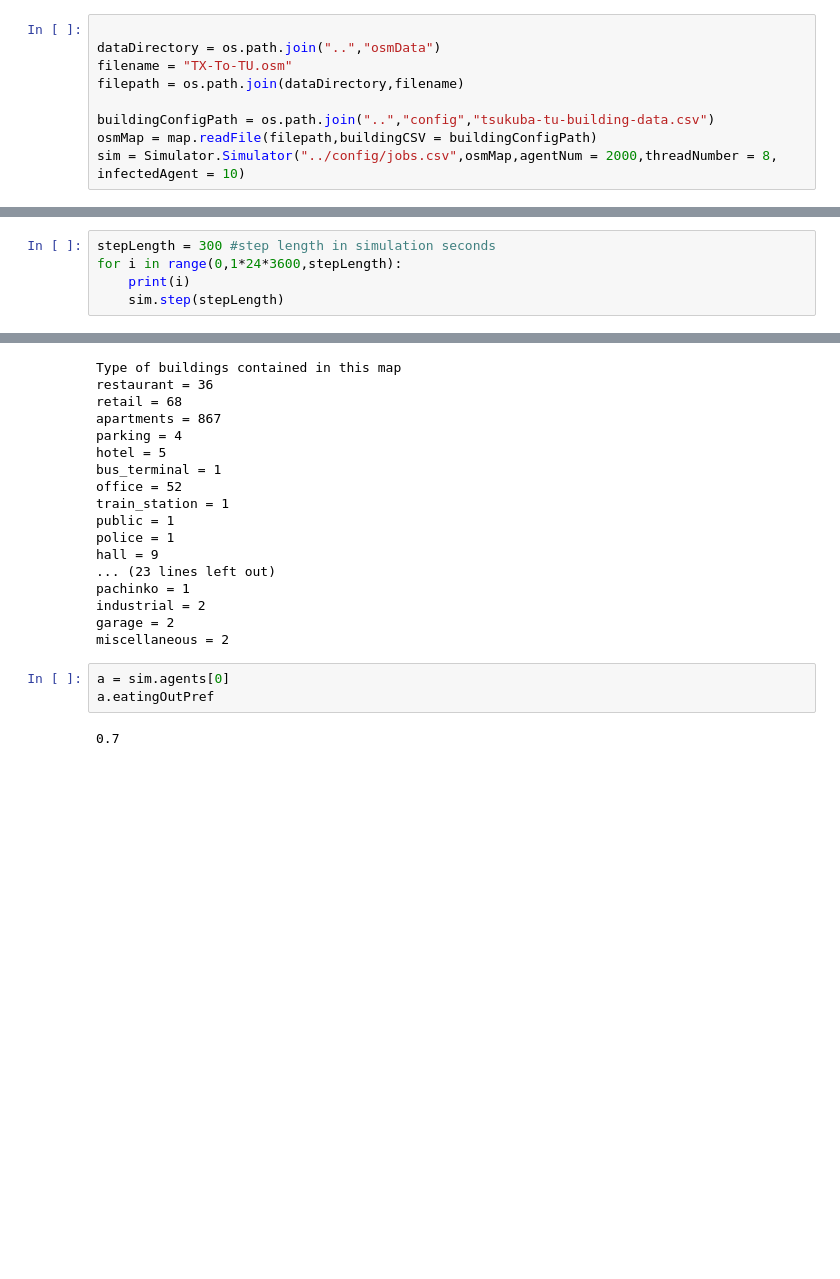
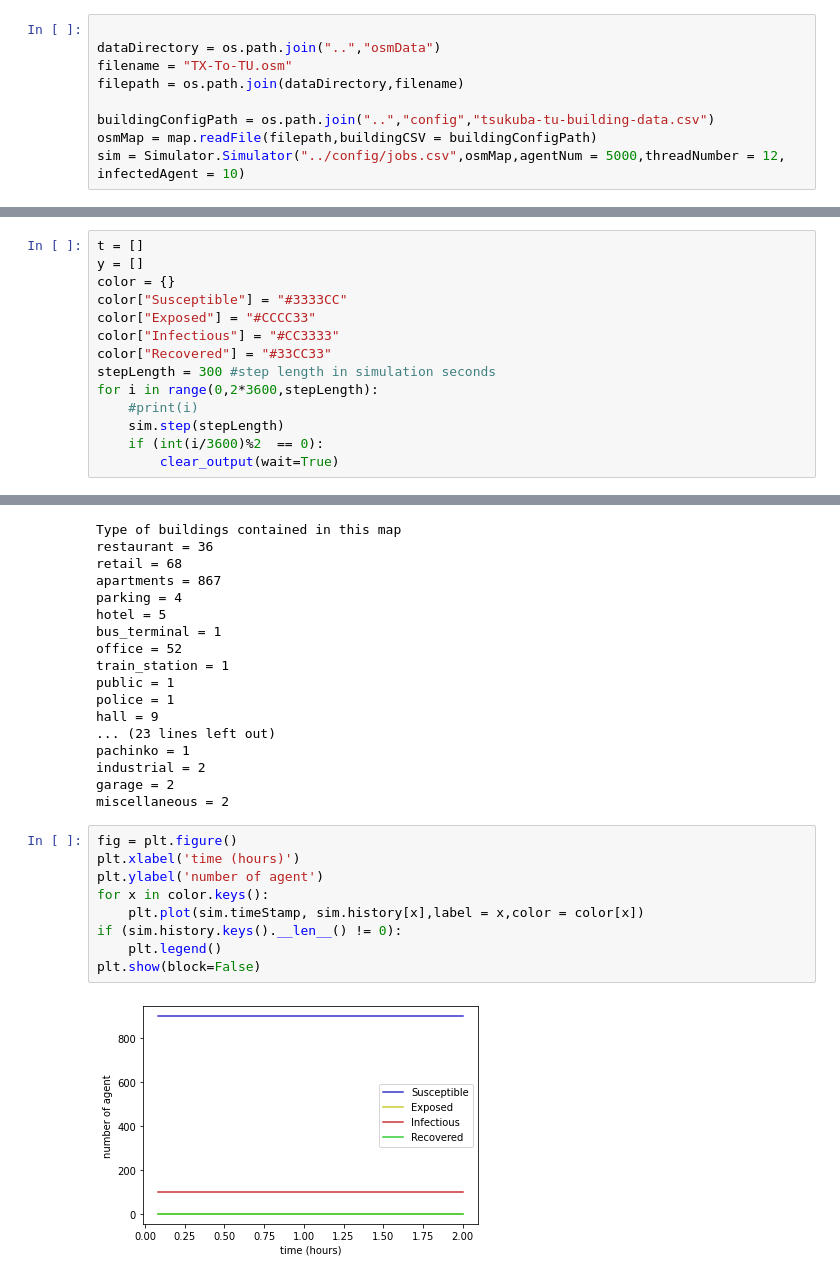
Before and after one commit to rithgroove/Epidemicon, a Jupyter notebook: example/Untitled.ipynb, the cells around one changed output, grey strips where cells are left out. Saved outputs shown, nothing was run; the diff lists cells and outputs as text; blank space fills up the shorter version.

```diff
--- a/example/Untitled.ipynb
+++ b/example/Untitled.ipynb
@@ -16,7 +18,7 @@ filepath = os.path.join(dataDirectory,filename)
 
 buildingConfigPath = os.path.join("..","config","tsukuba-tu-building-data.csv")
 osmMap = map.readFile(filepath,buildingCSV = buildingConfigPath)
-sim = Simulator.Simulator("../config/jobs.csv",osmMap,agentNum = 2000,threadNumber = 8, infectedAgent = 10)
+sim = Simulator.Simulator("../config/jobs.csv",osmMap,agentNum = 5000,threadNumber = 12, infectedAgent = 10)
 # %% [output]
 0.002800000000002001,0.004399999999999693
 error, Heron's formula is not working due to very small angle
@@ -36,8 +38,17 @@ warning, activities per week is lower than the optional workdays
 warning, activities per week is lower than the optional workdays
 warning, activities per week is lower than the optional workdays
 # %%
+t = []
+y = []
+color = {}
+color["Susceptible"] = "#3333CC"
+color["Exposed"] = "#CCCC33"
+color["Infectious"] = "#CC3333"
+color["Recovered"] = "#33CC33"
 stepLength = 300 #step length in simulation seconds
-for i in range(0,1*24*3600,stepLength):
-    print(i)
+for i in range(0,2*3600,stepLength):
+    #print(i)
     sim.step(stepLength)
+    if (int(i/3600)%2  == 0):
+        clear_output(wait=True)
 # %% [output]
@@ -112,8 +96,14 @@ pachinko = 1
 industrial = 2
 garage = 2
 miscellaneous = 2
-# %%
-a = sim.agents[0]
-a.eatingOutPref
-# %% [output]
-0.7
+# %%
+fig = plt.figure()
+plt.xlabel('time (hours)')
+plt.ylabel('number of agent')
+for x in color.keys():
+    plt.plot(sim.timeStamp, sim.history[x],label = x,color = color[x])
+if (sim.history.keys().__len__() != 0):
+    plt.legend()
+plt.show(block=False)
+# %% [output]
+[figure, added]
```
Also changed, not shown: parts of 3 cells of this notebook, 1 other file.
